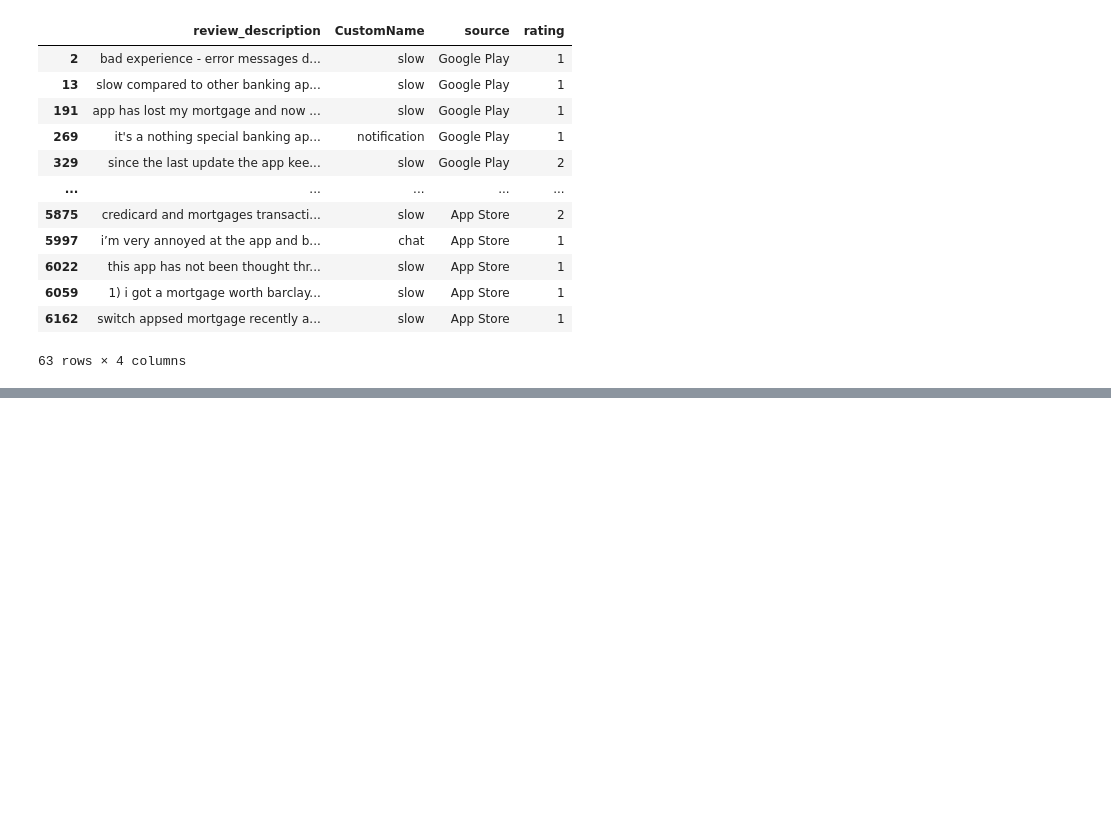
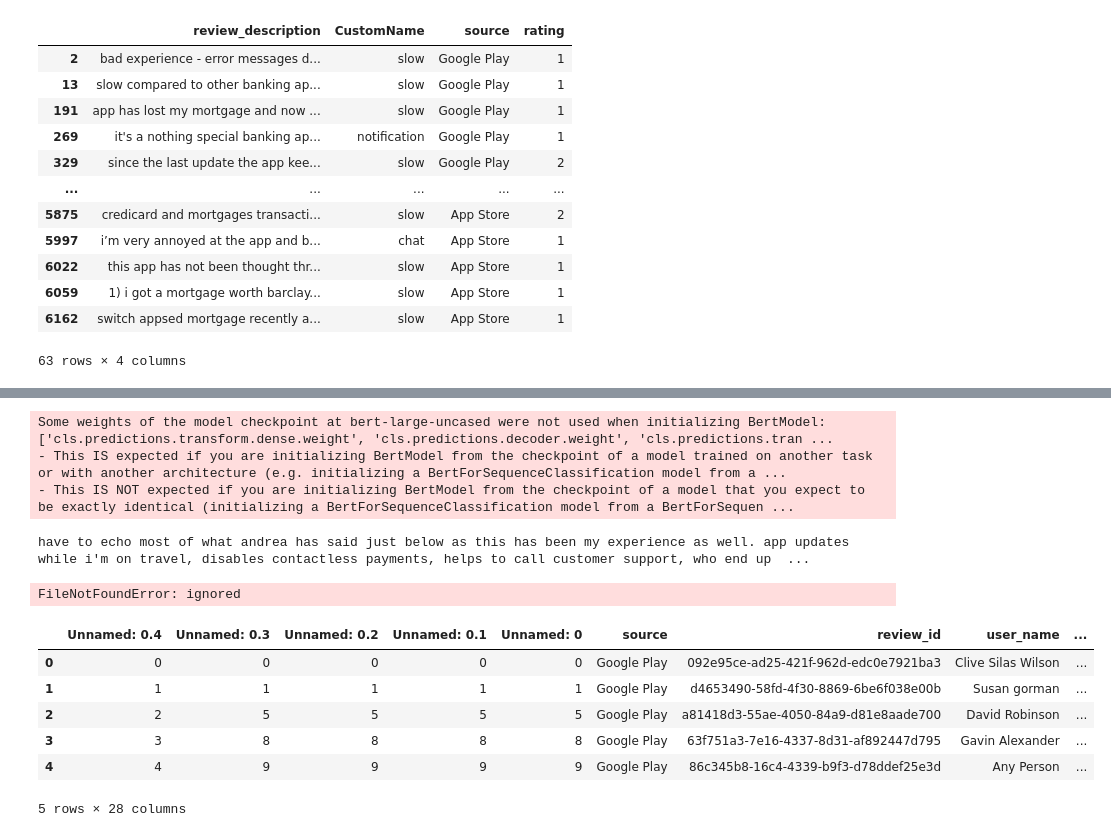
Before and after one commit to piygot5/Customer-Insights-Pack-POC, a Jupyter notebook: topic_modelling_BERT.ipynb, the cells around one changed output, grey strips where cells are left out. Cells and saved outputs as stored; diff of their text form; code cells hidden in the pictures; blank space fills up the shorter version.

```diff
--- a/topic_modelling_BERT.ipynb
+++ b/topic_modelling_BERT.ipynb
@@ -358,0 +503,4 @@ df[df["cleaned_data"].notnull() & df["cleaned_data"].str.contains("mortgage")][[
+# %%
+
+df = pd.read_csv('/content/drive/MyDrive/'+"Copy of Negative_topic_modelling_data.csv")
+pd.set_option('display.max_colwidth', -1)
@@ -358,0 +539,28 @@ df[df["cleaned_data"].notnull() & df["cleaned_data"].str.contains("mortgage")][[
+# %%
+
+bert_model = Summarizer()
+# %% [output]
+Some weights of the model checkpoint at bert-large-uncased were not used when initializing BertModel: ['cls.predictions.transform.dense.weight', 'cls.predictions.decoder.weight', 'cls.predictions.tran ...
+- This IS expected if you are initializing BertModel from the checkpoint of a model trained on another task or with another architecture (e.g. initializing a BertForSequenceClassification model from a ...
+- This IS NOT expected if you are initializing BertModel from the checkpoint of a model that you expect to be exactly identical (initializing a BertForSequenceClassification model from a BertForSequen ...
+# %%
+bert_summary = ''.join(bert_model(body, min_length=60,num_sentences=4))
+print(bert_summary)
+# %% [output]
+have to echo most of what andrea has said just below as this has been my experience as well. app updates while i'm on travel, disables contactless payments, helps to call customer support, who end up  ...
+# %%
+df = pd.read_csv(DATA_DIR+"Negative_topic_modelling_data.csv")
+# %% [output]
+FileNotFoundError: ignored
+# %%
+df = pd.read_csv('/content/drive/MyDrive/'+"Copy of Negative_topic_modelling_data.csv")
+# %%
+df.head()
+# %% [output]
+|  | Unnamed: 0.4 | Unnamed: 0.3 | Unnamed: 0.2 | Unnamed: 0.1 | Unnamed: 0 | source | review_id | user_name | ... |
+| 0 | 0 | 0 | 0 | 0 | 0 | Google Play | 092e95ce-ad25-421f-962d-edc0e7921ba3 | Clive Silas Wilson | ... |
+| 1 | 1 | 1 | 1 | 1 | 1 | Google Play | d4653490-58fd-4f30-8869-6be6f038e00b | Susan gorman | ... |
+| 2 | 2 | 5 | 5 | 5 | 5 | Google Play | a81418d3-55ae-4050-84a9-d81e8aade700 | David Robinson | ... |
+| 3 | 3 | 8 | 8 | 8 | 8 | Google Play | 63f751a3-7e16-4337-8d31-af892447d795 | Gavin Alexander | ... |
+| 4 | 4 | 9 | 9 | 9 | 9 | Google Play | 86c345b8-16c4-4339-b9f3-d78ddef25e3d | Any Person | ... |
+5 rows × 28 columns
```
Also changed, not shown: parts of 32 cells of this notebook.
